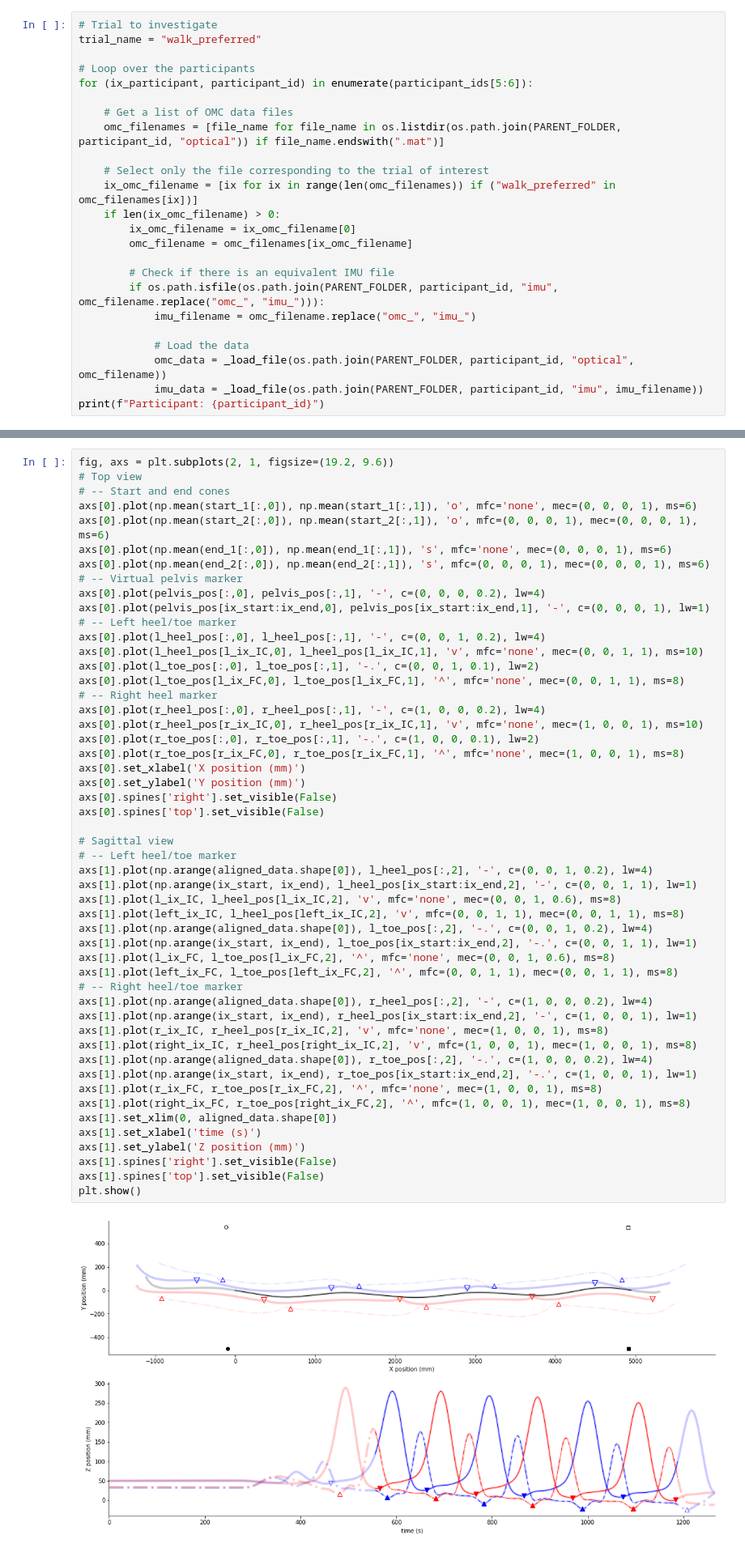
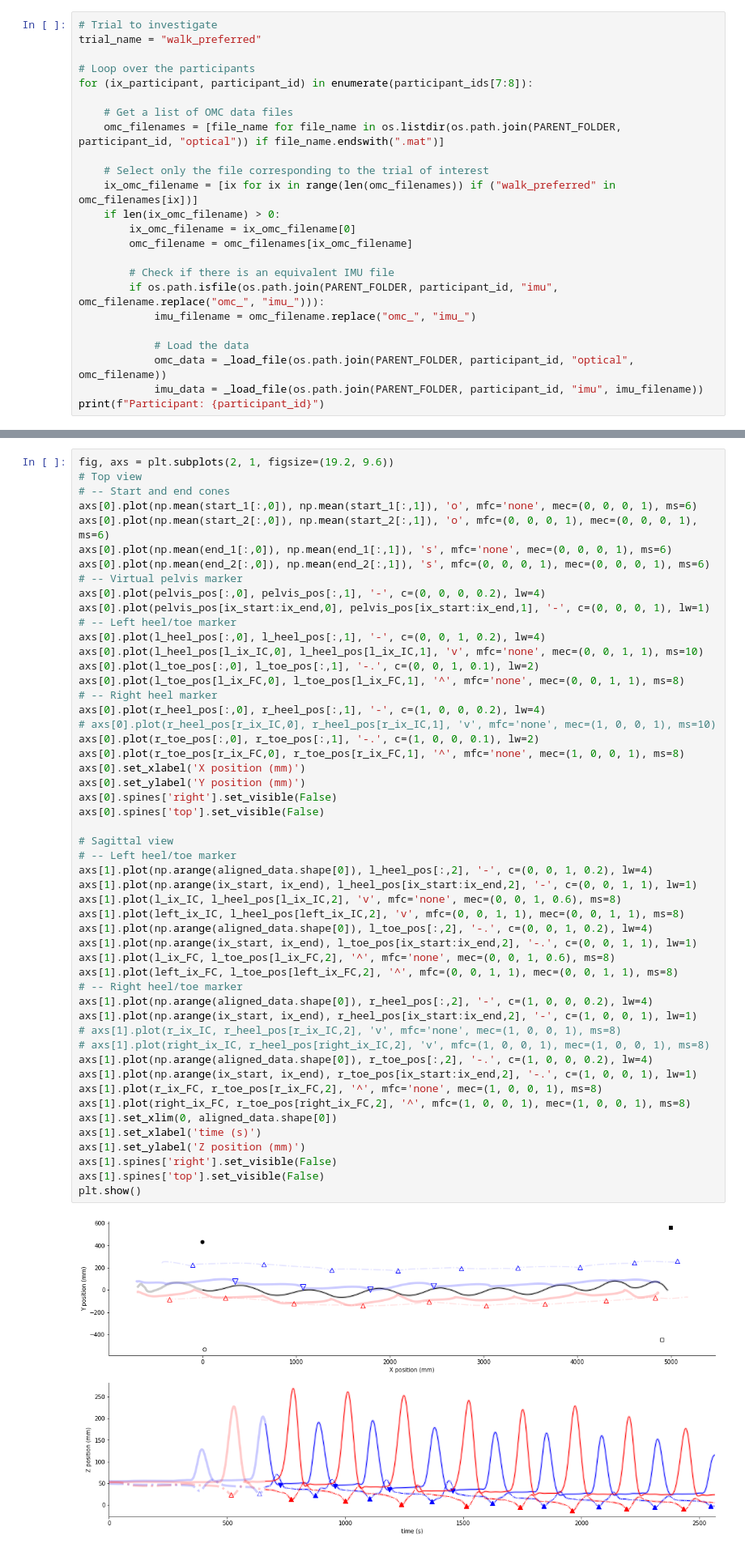
Before and after one commit to neurogeriatricskiel/pymocap, a Jupyter notebook: test.ipynb, the cells around one changed output, grey strips where cells are left out. Shown: that part at 81% size. Drawn from its saved outputs; the diff is of its cells as text.

```diff
--- a/test.ipynb
+++ b/test.ipynb
@@ -36,7 +36,7 @@ Number of participants: 120
 trial_name = "walk_preferred"
 
 # Loop over the participants
-for (ix_participant, participant_id) in enumerate(participant_ids[5:6]):
+for (ix_participant, participant_id) in enumerate(participant_ids[7:8]):
 
     # Get a list of OMC data files
     omc_filenames = [file_name for file_name in os.listdir(os.path.join(PARENT_FOLDER, participant_id, "optical")) if file_name.endswith(".mat")]
@@ -159,38 +240,38 @@ axs[0].plot(l_toe_pos[:,0], l_toe_pos[:,1], '-.', c=(0, 0, 1, 0.1), lw=2)
 axs[0].plot(l_toe_pos[l_ix_FC,0], l_toe_pos[l_ix_FC,1], '^', mfc='none', mec=(0, 0, 1, 1), ms=8)
 # -- Right heel marker
 axs[0].plot(r_heel_pos[:,0], r_heel_pos[:,1], '-', c=(1, 0, 0, 0.2), lw=4)
-axs[0].plot(r_heel_pos[r_ix_IC,0], r_heel_pos[r_ix_IC,1], 'v', mfc='none', mec=(1, 0, 0, 1), ms=10)
+# axs[0].plot(r_heel_pos[r_ix_IC,0], r_heel_pos[r_ix_IC,1], 'v', mfc='none', mec=(1, 0, 0, 1), ms=10)
 axs[0].plot(r_toe_pos[:,0], r_toe_pos[:,1], '-.', c=(1, 0, 0, 0.1), lw=2)
 axs[0].plot(r_toe_pos[r_ix_FC,0], r_toe_pos[r_ix_FC,1], '^', mfc='none', mec=(1, 0, 0, 1), ms=8)
 axs[0].set_xlabel('X position (mm)')
 axs[0].set_ylabel('Y position (mm)')
 axs[0].spines['right'].set_visible(False)
 axs[0].spines['top'].set_visible(False)
 
 # Sagittal view
 # -- Left heel/toe marker
 axs[1].plot(np.arange(aligned_data.shape[0]), l_heel_pos[:,2], '-', c=(0, 0, 1, 0.2), lw=4)
 axs[1].plot(np.arange(ix_start, ix_end), l_heel_pos[ix_start:ix_end,2], '-', c=(0, 0, 1, 1), lw=1)
 axs[1].plot(l_ix_IC, l_heel_pos[l_ix_IC,2], 'v', mfc='none', mec=(0, 0, 1, 0.6), ms=8)
 axs[1].plot(left_ix_IC, l_heel_pos[left_ix_IC,2], 'v', mfc=(0, 0, 1, 1), mec=(0, 0, 1, 1), ms=8)
 axs[1].plot(np.arange(aligned_data.shape[0]), l_toe_pos[:,2], '-.', c=(0, 0, 1, 0.2), lw=4)
 axs[1].plot(np.arange(ix_start, ix_end), l_toe_pos[ix_start:ix_end,2], '-.', c=(0, 0, 1, 1), lw=1)
 axs[1].plot(l_ix_FC, l_toe_pos[l_ix_FC,2], '^', mfc='none', mec=(0, 0, 1, 0.6), ms=8)
 axs[1].plot(left_ix_FC, l_toe_pos[left_ix_FC,2], '^', mfc=(0, 0, 1, 1), mec=(0, 0, 1, 1), ms=8)
 # -- Right heel/toe marker
 axs[1].plot(np.arange(aligned_data.shape[0]), r_heel_pos[:,2], '-', c=(1, 0, 0, 0.2), lw=4)
 axs[1].plot(np.arange(ix_start, ix_end), r_heel_pos[ix_start:ix_end,2], '-', c=(1, 0, 0, 1), lw=1)
-axs[1].plot(r_ix_IC, r_heel_pos[r_ix_IC,2], 'v', mfc='none', mec=(1, 0, 0, 1), ms=8)
-axs[1].plot(right_ix_IC, r_heel_pos[right_ix_IC,2], 'v', mfc=(1, 0, 0, 1), mec=(1, 0, 0, 1), ms=8)
+# axs[1].plot(r_ix_IC, r_heel_pos[r_ix_IC,2], 'v', mfc='none', mec=(1, 0, 0, 1), ms=8)
+# axs[1].plot(right_ix_IC, r_heel_pos[right_ix_IC,2], 'v', mfc=(1, 0, 0, 1), mec=(1, 0, 0, 1), ms=8)
 axs[1].plot(np.arange(aligned_data.shape[0]), r_toe_pos[:,2], '-.', c=(1, 0, 0, 0.2), lw=4)
 axs[1].plot(np.arange(ix_start, ix_end), r_toe_pos[ix_start:ix_end,2], '-.', c=(1, 0, 0, 1), lw=1)
 axs[1].plot(r_ix_FC, r_toe_pos[r_ix_FC,2], '^', mfc='none', mec=(1, 0, 0, 1), ms=8)
 axs[1].plot(right_ix_FC, r_toe_pos[right_ix_FC,2], '^', mfc=(1, 0, 0, 1), mec=(1, 0, 0, 1), ms=8)
 axs[1].set_xlim(0, aligned_data.shape[0])
 axs[1].set_xlabel('time (s)')
 axs[1].set_ylabel('Z position (mm)')
 axs[1].spines['right'].set_visible(False)
 axs[1].spines['top'].set_visible(False)
 plt.show()
 # %% [output]
-[figure, old version]
+[figure, new version]
```
Also changed, not shown: parts of 16 cells of this notebook, 2 other files.
